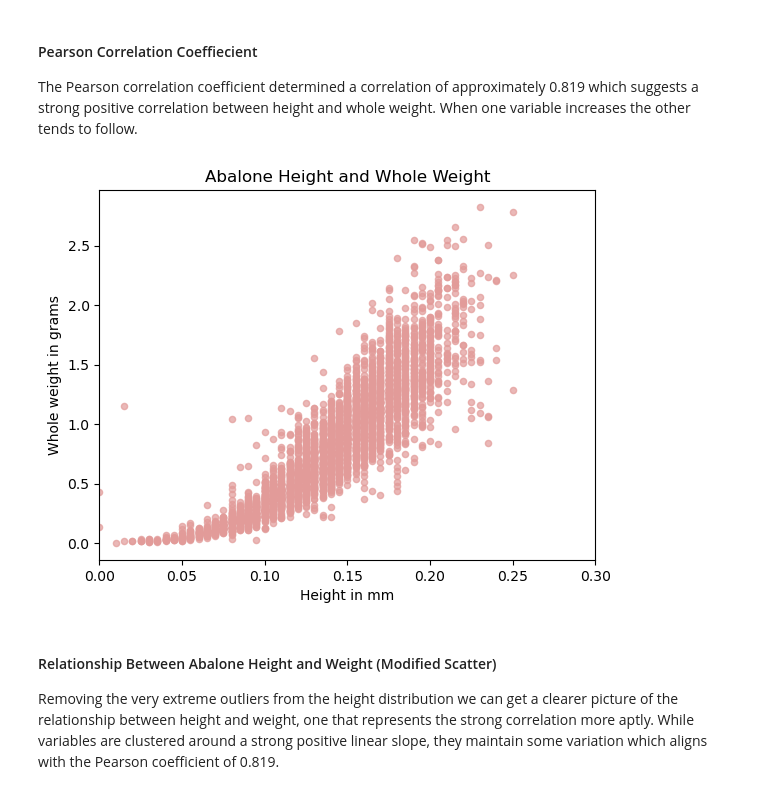
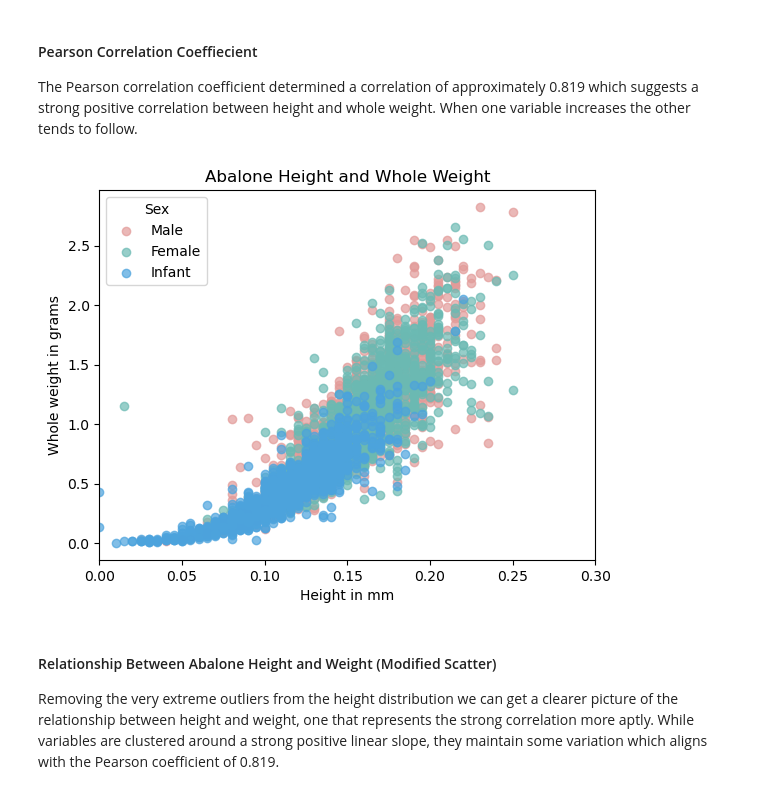
Before and after one commit to Shmoooe/PDA-project, a Jupyter notebook: abalone.ipynb, the cells around one changed output. Drawn from its saved outputs; the diff is of its cells as text; code cells hidden in the pictures.

```diff
--- a/abalone.ipynb
+++ b/abalone.ipynb
@@ -121,11 +121,20 @@ Distribution is positively skewed with a tiny portion of taller abalone creating
 #### Whole Weight of Abalone
 In this case the distribution is also positively skewed, with a tail to the right. There is a large range in this case but we can see that the majority of values fall in the lower range of weight. The mean value is brought up by the number of heavier outliers and so the median of 0.7995g appears to be a more accurate representation of the data.
 # %%
+# Seperates the sex for future analysis
+male = abalone[abalone["sex"]== "M"]
+female = abalone[abalone["sex"]== "F"]
+infant = abalone[abalone["sex"]== "I"]
 
 #Creating a scatter plot of height and whole weight
-abalone.plot.scatter(x="height", y="whole_weight", color="#e29b99", alpha=0.7)
+# Plot each category with a different color
+plt.scatter(male['height'], male['whole_weight'], color='#e29b99', alpha=0.7, label='Male')
+plt.scatter(female['height'], female['whole_weight'], color='#6bbab3', alpha=0.7, label='Female')
+plt.scatter(infant['height'], infant['whole_weight'], color='#4ca3dd', alpha=0.7, label='Infant')
+#abalone.plot.scatter(x="height", y="whole_weight", color="#e29b99", alpha=0.7)
 plt.xlabel("Height in mm")
 plt.ylabel("Whole weight in grams")
 plt.title("Abalone Height and Whole Weight")
+plt.legend(title="Sex")
 plt.show()
 # %% [output]
@@ -145,14 +154,18 @@ The Pearson correlation coefficient determined a correlation of approximately 0.
 # %%
 
 #Creating a scatter plot of height and whole weight
-abalone.plot.scatter(x="height", y="whole_weight", color="#e29b99", alpha=0.7)
+plt.scatter(male['height'], male['whole_weight'], color='#e29b99', alpha=0.7, label='Male')
+plt.scatter(female['height'], female['whole_weight'], color='#6bbab3', alpha=0.7, label='Female')
+plt.scatter(infant['height'], infant['whole_weight'], color='#4ca3dd', alpha=0.7, label='Infant')
+#abalone.plot.scatter(x="height", y="whole_weight", color="#e29b99", alpha=0.7)
 plt.xlabel("Height in mm")
 plt.ylabel("Whole weight in grams")
 plt.title("Abalone Height and Whole Weight")
 plt.xlim(0, 0.3) # Adjusts the range of the height values shown to remove the very extreme outliers
+plt.legend(title="Sex")
 plt.show()
 # %% [output]
-[figure, old version]
+[figure, new version]
 # %% [markdown]
 #### Relationship Between Abalone Height and Weight (Modified Scatter)
 
```
Also changed, not shown: parts of 3 cells of this notebook.
